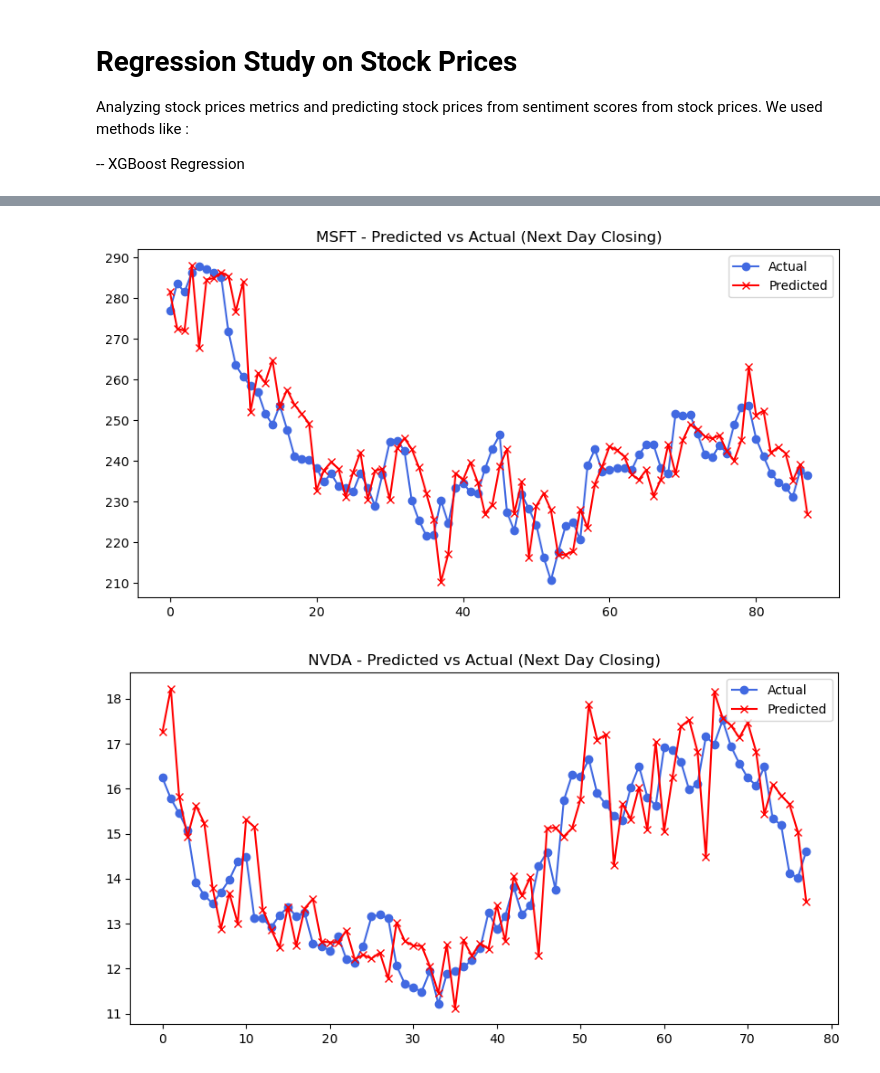
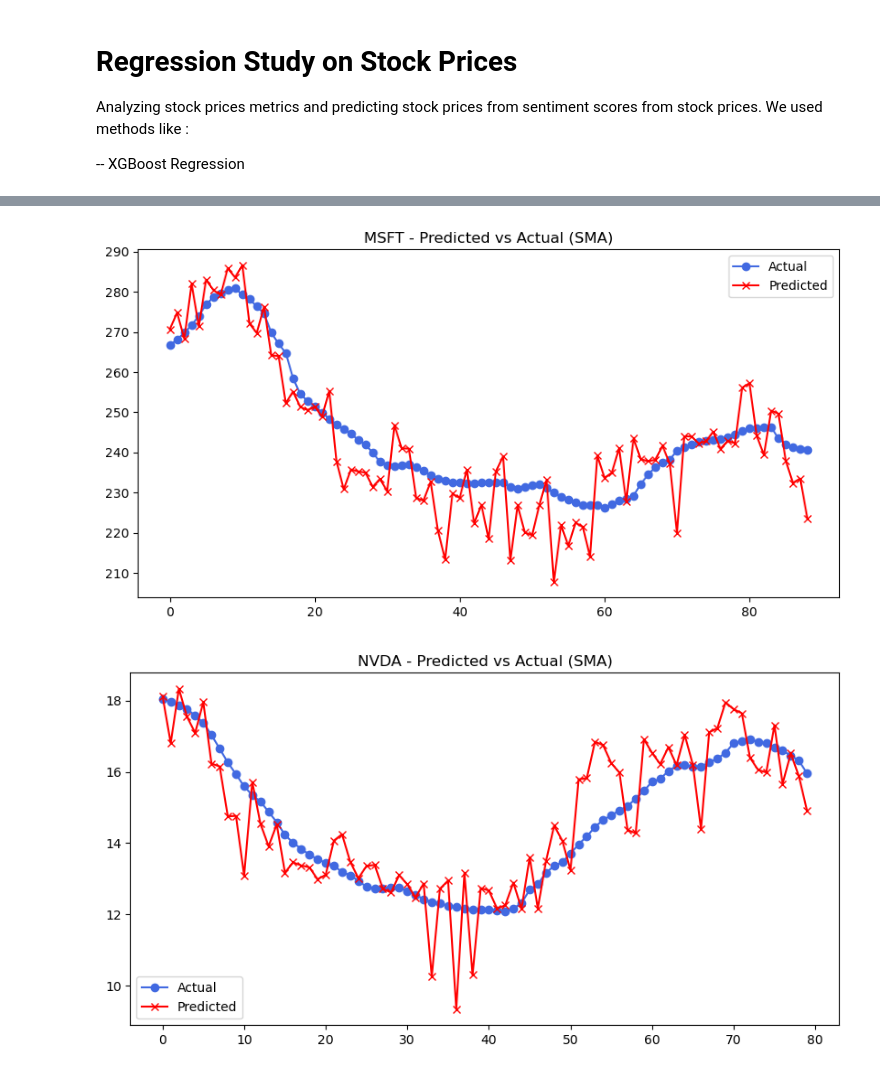
Before and after one commit to rishabhtyagi989/SIGNS_2024, a Jupyter notebook: stock_price_pred_xgb.ipynb, the cells around one changed output, grey strips where cells are left out. Saved outputs shown, nothing was run; the diff lists cells and outputs as text; code cells hidden in the pictures.

```diff
--- a/stock_price_pred_xgb.ipynb
+++ b/stock_price_pred_xgb.ipynb
@@ -260,3 +213,16 @@ def plot_predictions(results, target):
         plt.title(f'{ticker} - Predicted vs Actual ({target})')
         plt.legend()
         plt.show()
+# %%
+
+
+print(Xfeatures)
+
+Stock_Features = ['Volume', 'Open', 'Log Return', 'RPM', 'Trend', 'Volatility', 'Stock Sentiment', 'News Sentiment']
+# Stock_Features = ['Volume', 'Log Return', 'Open', 'RPM', 'Trend' 'Volatility', 'Stock Sentiment', 'News Sentiment']
+Stock_Metrics = ['SMA', 'PD', 'Next Day Closing']
+Trends = ['Price Movement']
+
+# print(type(stock_data['GOOG']))
+# print(stock_data['GOOG'].shape)
+stock_data['GOOG'][Stock_Features]
@@ -264,7 +245,7 @@ def plot_predictions(results, target):
 results = []
 
 param_grid = {"max_depth":    [4, 6, 8, 10],
-              "n_estimators": [200, 400, 500, 800, 1000, 1200],
+              "n_estimators": [200, 500, 800, 1000, 1200],
               "learning_rate": [0.01, 0.1, 1]}
 
 
@@ -295,4 +260,4 @@ AAPL - MSE: 18.2503, MAE: 3.4808
 # %%
-k = 3
+k = 0
 plot_predictions(results[k], Stock_Metrics[k])
 # %% [output]
@@ -300,2 +265,2 @@ plot_predictions(results[k], Stock_Metrics[k])
-[figure, old version]
+[figure, new version]
-[figure, old version]
+[figure, new version]
```
Also changed, not shown: parts of 13 cells of this notebook, 2 other files.
